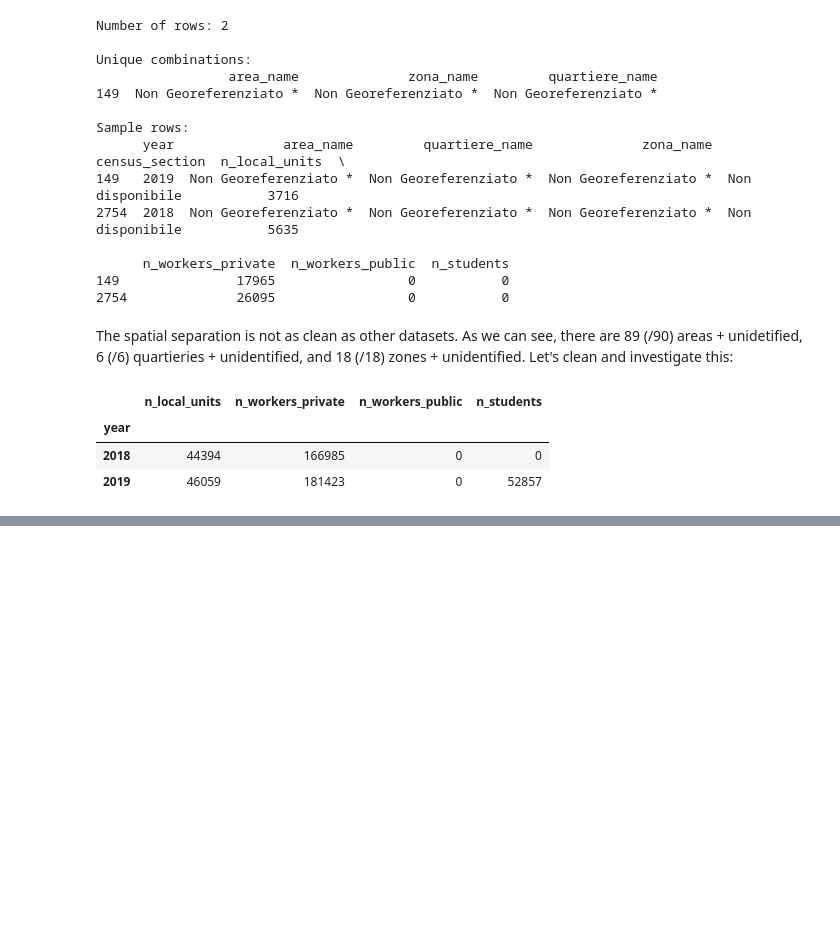
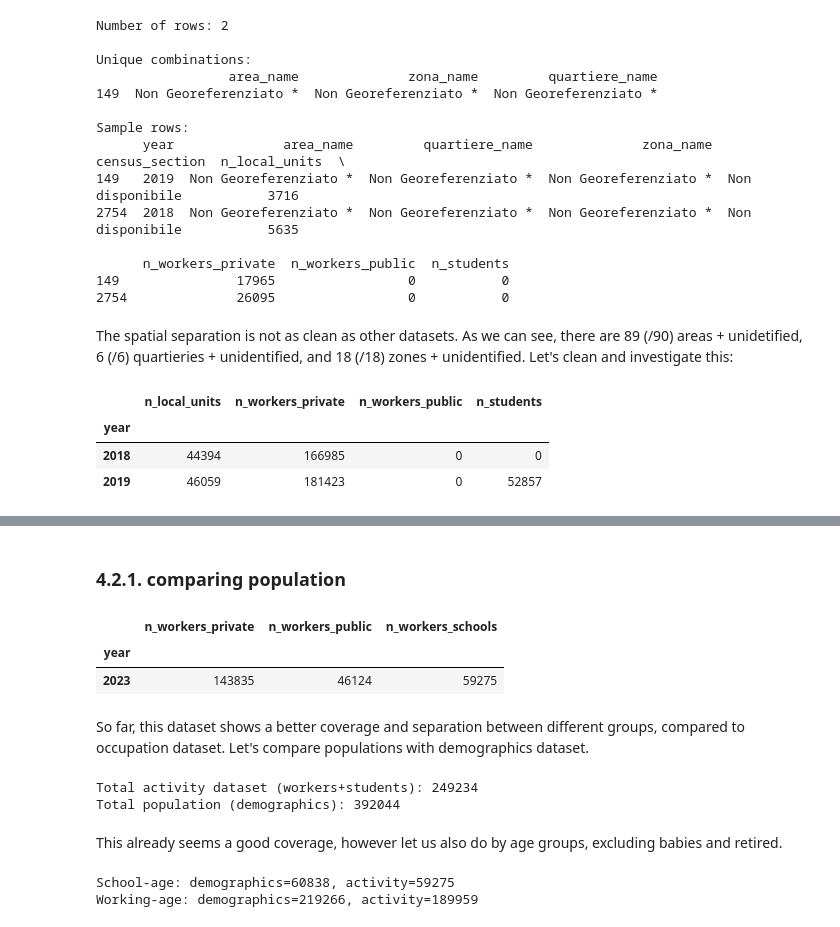
Before and after one commit to memerioo/bologna-synthetic-mobility, a Jupyter notebook: notebooks/01_explore_datasets.ipynb, the cells around one changed output, grey strips where cells are left out. Saved outputs shown, nothing was run; the diff lists cells and outputs as text; code cells hidden in the pictures; blank space fills up the shorter version.

Commit message:
Update data analysis notebook

```diff
--- a/notebooks/01_explore_datasets.ipynb
+++ b/notebooks/01_explore_datasets.ipynb
@@ -1784,3 +1786,18 @@ Istituzioni pubbliche = number of public workers there
 Imprese = number of private workers there
 
 Scuole = number of students attending there
+# %%
+import pandas as pd
+
+# Load the dataset
+activity = pd.read_csv("../data/interim/destination_activity_2023.csv")
+
+# Quick overview
+print("Shape:", activity.shape)
+print("\nColumns:", activity.columns)
+print("\nData types:\n", activity.dtypes)
+print("\nFirst few rows:\n", activity.head())
+
+# Count of unique values per column
+for col in activity.columns:
+    print(f"{col} - unique values: {activity[col].nunique()}")
@@ -1786,0 +1822,43 @@ Scuole = number of students attending there
+# %% [markdown]
+### 4.2.1. comparing population
+# %%
+## comparing population
+
+activity.groupby('year')[['n_workers_private',
+                    'n_workers_public',
+                    'n_workers_schools',]].sum()
+# %% [output]
+|  | n_workers_private | n_workers_public | n_workers_schools |
+| year |  |  |  |
+| 2023 | 143835 | 46124 | 59275 |
+# %% [markdown]
+So far, this dataset shows a better coverage and separation between different groups, compared to occupation dataset. Let's compare populations with demographics dataset.
+# %%
+activity_total = activity[['n_workers_private','n_workers_public','n_workers_schools']].sum().sum()
+print("Total activity dataset (workers+students):", activity_total)
+
+total_population = demographics['population'].sum()
+print("Total population (demographics):", total_population)
+# %% [output]
+Total activity dataset (workers+students): 249234
+Total population (demographics): 392044
+# %% [markdown]
+This already seems a good coverage, however let us also do by age groups, excluding babies and retired.
+# %%
+# Define school and working age
+school_age_groups = ['06-14', '15-24']
+working_age_groups = ['25-34','35-44','45-54','55-64']
+
+# Aggregate populations
+school_pop = demographics[demographics['age_group'].isin(school_age_groups)]['population'].sum()
+working_pop = demographics[demographics['age_group'].isin(working_age_groups)]['population'].sum()
+
+# Activity totals
+school_activity = activity['n_workers_schools'].sum()
+working_activity = activity['n_workers_private'].sum() + activity['n_workers_public'].sum()
+
+print(f"School-age: demographics={school_pop}, activity={school_activity}")
+print(f"Working-age: demographics={working_pop}, activity={working_activity}")
+# %% [output]
+School-age: demographics=60838, activity=59275
+Working-age: demographics=219266, activity=189959
```
Also changed, not shown: parts of 9 cells of this notebook.
